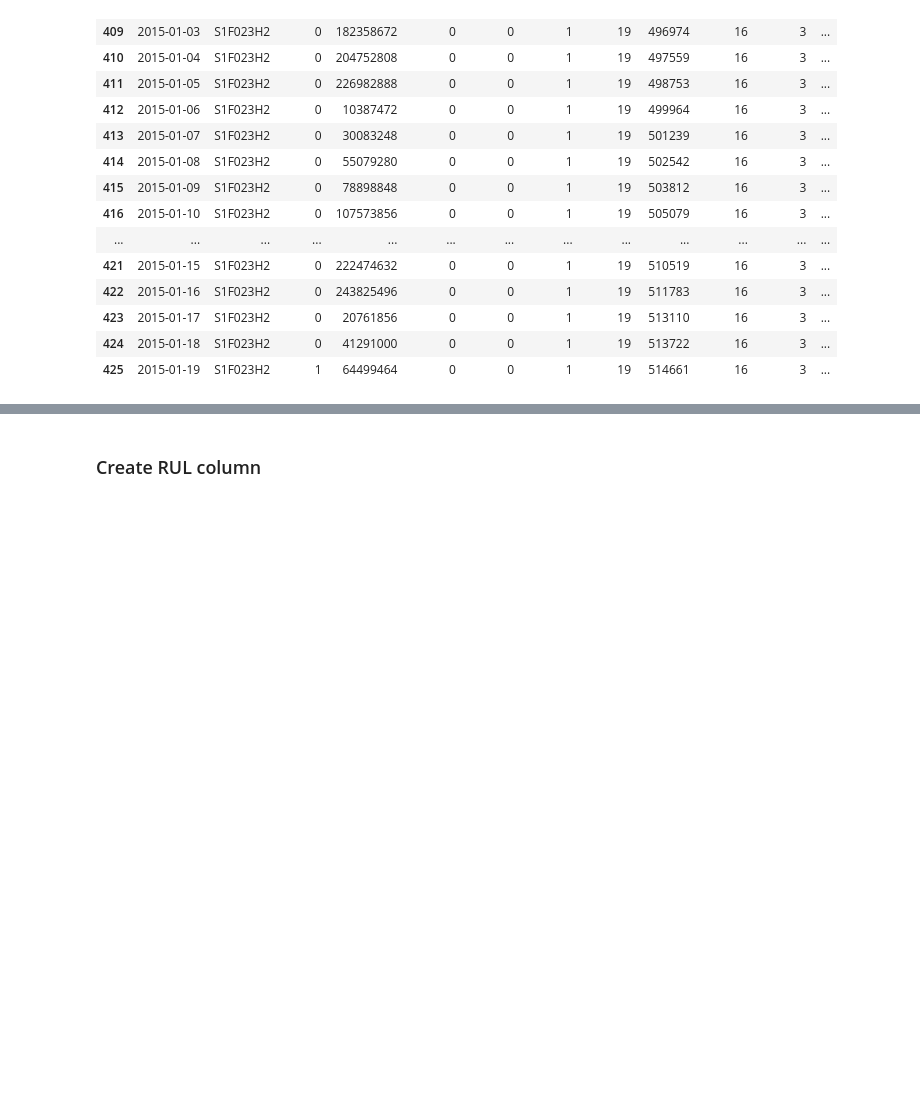
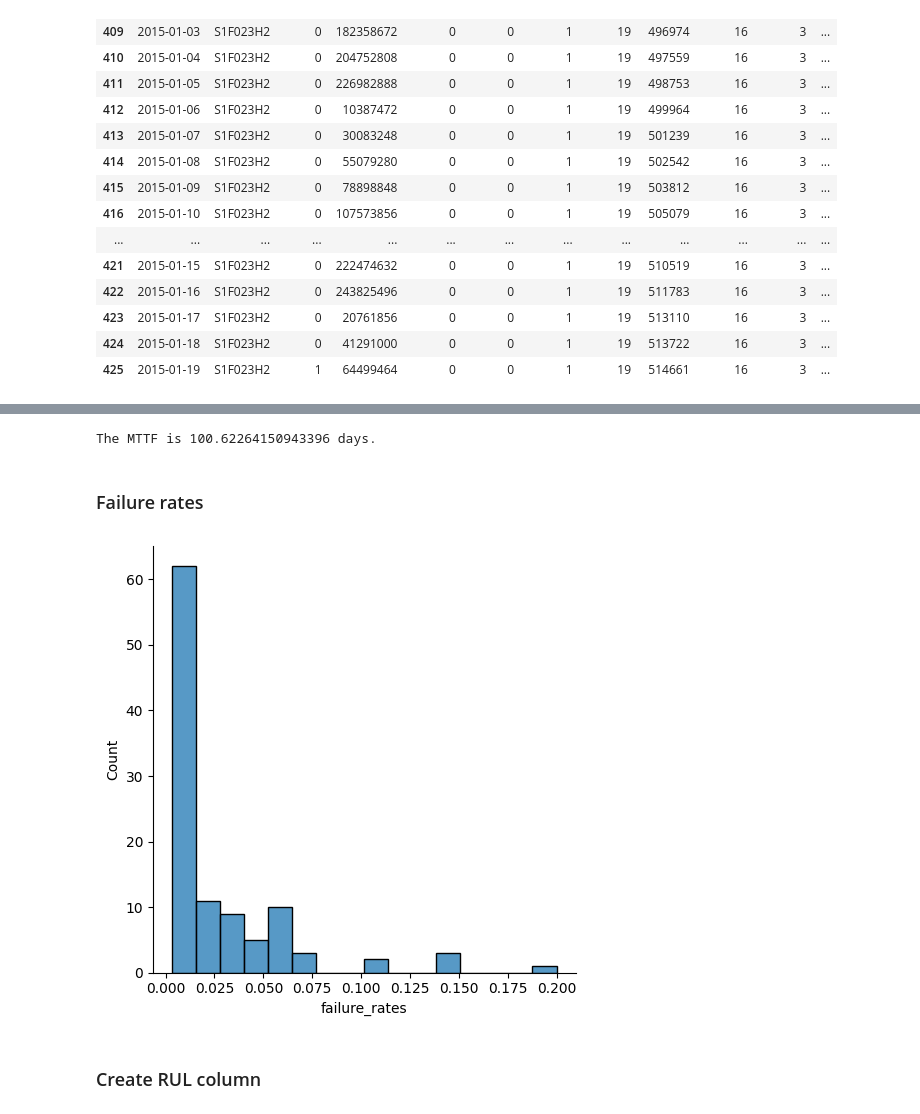
Before and after one commit to imranfadhil/our-learnings, a Jupyter notebook: K1_reliability_analysis.ipynb, the cells around one changed output, grey strips where cells are left out. Cells and saved outputs as stored; diff of their text form; code cells hidden in the pictures; blank space fills up the shorter version.

```diff
--- a/K1_reliability_analysis.ipynb
+++ b/K1_reliability_analysis.ipynb
@@ -299,3 +307,16 @@ df[df["device"] == failure_devices[0]]
+# %%
+mean_time_to_failure = failure_df["time_to_failure"].mean()
+print(f"The MTTF is {mean_time_to_failure} days.")
+# %% [output]
+The MTTF is 100.62264150943396 days.
+# %% [markdown]
+### Failure rates
+# %%
+failure_df.loc[:, "failure_rates"] = failure_df["failure"] / failure_df["time_to_failure"]
+sns.displot(x = failure_df["failure_rates"])
+plt.show()
+# %% [output]
+[figure, added]
 # %% [markdown]
 ### Create RUL column
 # %%
```
Also changed, not shown: parts of 5 cells of this notebook.
